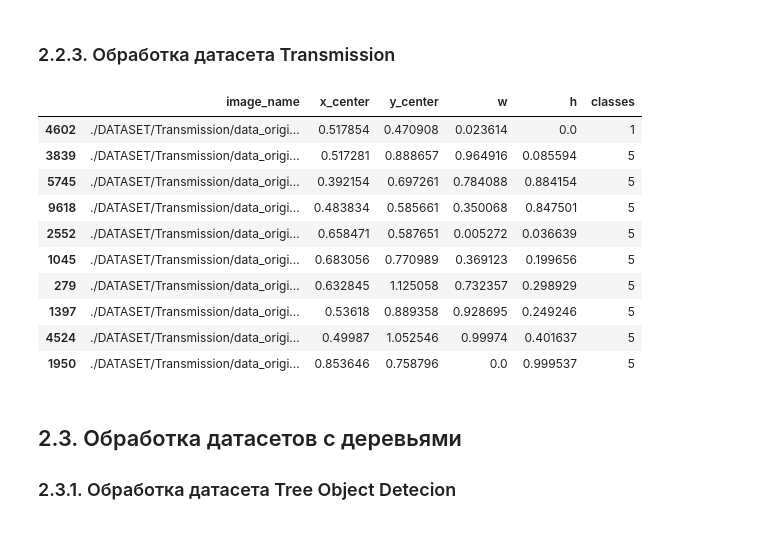
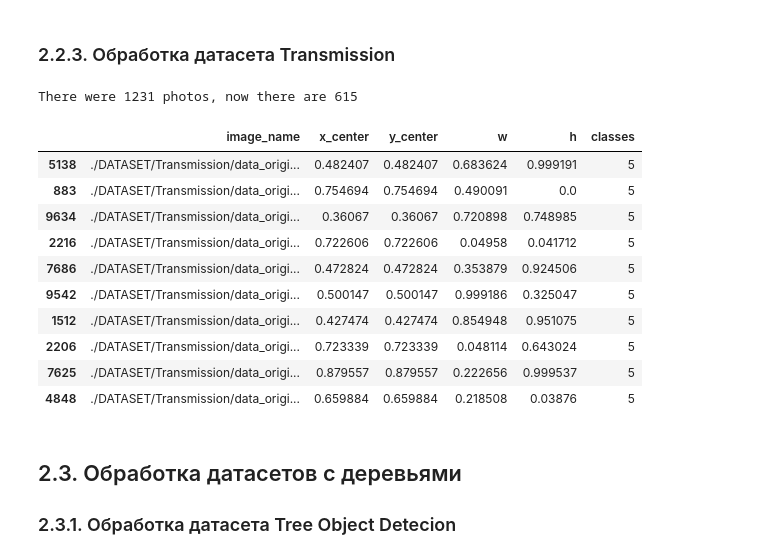
Before and after one commit to DIMFLIX-OFFICIAL/TerraWing, a Jupyter notebook: TrainNeuralNetwork.ipynb, the cells around one changed output. Drawn from its saved outputs; the diff is of its cells as text; code cells hidden in the pictures.

```diff
--- a/TrainNeuralNetwork.ipynb
+++ b/TrainNeuralNetwork.ipynb
@@ -312,49 +379,57 @@ labels = {} # Словарь объктов
 number_item = 0 # Номер записи
 for path_image in tqdm(list_image):
     with open(path_image[:-3] + 'json') as f:
         json_file = json.load(f)
     xmax = 0
     xmin = 2**10
     ymax = 0
     ymin = 2**10
-    h = json_file['imageHeight']
-    w = json_file['imageWidth']
+    height = json_file['imageHeight']
+    width = json_file['imageWidth']
     for item in json_file['shapes']:
         if item['label'] in ['tower_wooden', 'cable']:
             for data in item['points']:
                 x, y = data
                 xmax = x if x > xmax else xmax
                 ymax = y if x > ymax else ymax
                 xmin = x if y < xmin else xmin
                 ymin = y if y < ymin else ymin
+            x_center = (xmin + xmax) / 2 / width
+            y_center = (ymin + ymax) / 2 / height
+            w = (xmax - xmin) / width
+            h = (ymax - ymin) / height
             labels[number_item] = {
                 'image_name': path_image,
-                'x_center': (xmin + xmax) / 2 / w,
-                'y_center': (ymin + xmax) / 2 / h,
-                'w': (xmax - xmin) / w,
-                'h': (ymax - ymin) / h,
+                'x_center': 0.0 if x_center < 0.0 else 1.0 if x_center > 1.0 else x_center,
+                'y_center': 0.0 if y_center < 0.0 else 1.0 if y_center > 1.0 else x_center,
+                'w': 0.0 if w < 0.0 else 1.0 if w > 1.0 else w,
+                'h': 0.0 if h < 0.0 else 1.0 if h > 1.0 else h,
                 'classes': 1 if item['label'] == 'tower_wooden' else 5
             }
             number_item += 1
 
 dataTransmission = pd.DataFrame(labels).T # Переносим все в DataFrame
 
 # Очищаем память
 del list_image, labels, number_item, xmin, xmax, ymin, ymax, h, w, json_file
 
+# Уменьшаем размер DataFrame
+dataTransmission = datasetMinimization(dataTransmission, 2)
+
 dataTransmission.sample(10) # Посмотрим на данные
 # %% [output]
+There were 1231 photos, now there are 615
 |  | image_name | x_center | y_center | w | h | classes |
-| 4602 | ./DATASET/Transmission/data_origi... | 0.517854 | 0.470908 | 0.023614 | 0.0 | 1 |
-| 3839 | ./DATASET/Transmission/data_origi... | 0.517281 | 0.888657 | 0.964916 | 0.085594 | 5 |
-| 5745 | ./DATASET/Transmission/data_origi... | 0.392154 | 0.697261 | 0.784088 | 0.884154 | 5 |
-| 9618 | ./DATASET/Transmission/data_origi... | 0.483834 | 0.585661 | 0.350068 | 0.847501 | 5 |
-| 2552 | ./DATASET/Transmission/data_origi... | 0.658471 | 0.587651 | 0.005272 | 0.036639 | 5 |
-| 1045 | ./DATASET/Transmission/data_origi... | 0.683056 | 0.770989 | 0.369123 | 0.199656 | 5 |
-| 279 | ./DATASET/Transmission/data_origi... | 0.632845 | 1.125058 | 0.732357 | 0.298929 | 5 |
-| 1397 | ./DATASET/Transmission/data_origi... | 0.53618 | 0.889358 | 0.928695 | 0.249246 | 5 |
-| 4524 | ./DATASET/Transmission/data_origi... | 0.49987 | 1.052546 | 0.99974 | 0.401637 | 5 |
-| 1950 | ./DATASET/Transmission/data_origi... | 0.853646 | 0.758796 | 0.0 | 0.999537 | 5 |
+| 5138 | ./DATASET/Transmission/data_origi... | 0.482407 | 0.482407 | 0.683624 | 0.999191 | 5 |
+| 883 | ./DATASET/Transmission/data_origi... | 0.754694 | 0.754694 | 0.490091 | 0.0 | 5 |
+| 9634 | ./DATASET/Transmission/data_origi... | 0.36067 | 0.36067 | 0.720898 | 0.748985 | 5 |
+| 2216 | ./DATASET/Transmission/data_origi... | 0.722606 | 0.722606 | 0.04958 | 0.041712 | 5 |
+| 7686 | ./DATASET/Transmission/data_origi... | 0.472824 | 0.472824 | 0.353879 | 0.924506 | 5 |
+| 9542 | ./DATASET/Transmission/data_origi... | 0.500147 | 0.500147 | 0.999186 | 0.325047 | 5 |
+| 1512 | ./DATASET/Transmission/data_origi... | 0.427474 | 0.427474 | 0.854948 | 0.951075 | 5 |
+| 2206 | ./DATASET/Transmission/data_origi... | 0.723339 | 0.723339 | 0.048114 | 0.643024 | 5 |
+| 7625 | ./DATASET/Transmission/data_origi... | 0.879557 | 0.879557 | 0.222656 | 0.999537 | 5 |
+| 4848 | ./DATASET/Transmission/data_origi... | 0.659884 | 0.659884 | 0.218508 | 0.03876 | 5 |
 # %% [markdown]
 ## 2.3. Обработка датасетов с деревьями
 ### 2.3.1. Обработка датасета Tree Object Detecion
```
Also changed, not shown: parts of 32 cells of this notebook.
